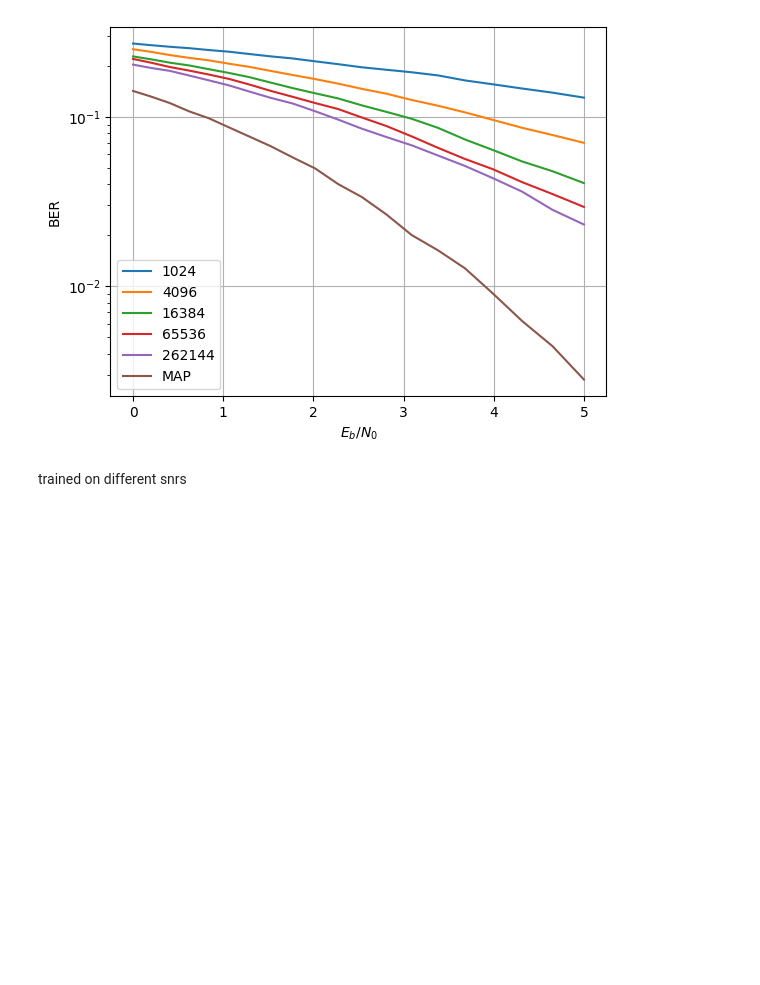
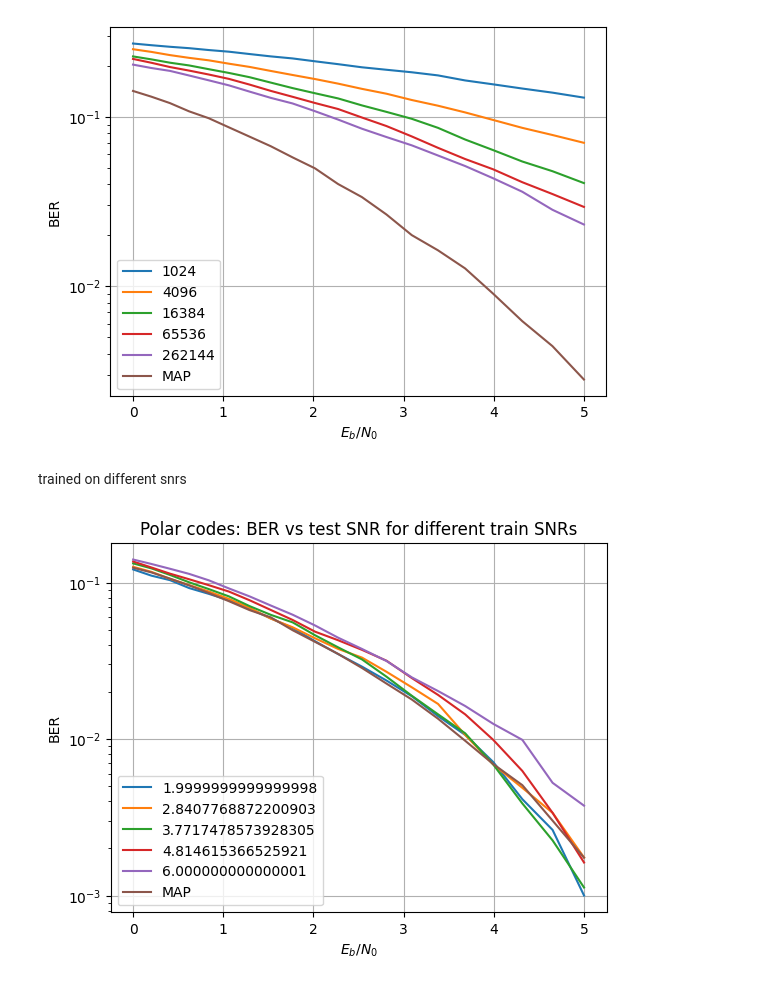
Before and after one commit to alexaugur/Collab, a Jupyter notebook: experiments.ipynb, the cells around one changed output. Cells and saved outputs as stored; diff of their text form; code cells hidden in the pictures; blank space fills up the shorter version.

```diff
--- a/experiments.ipynb
+++ b/experiments.ipynb
@@ -498,7 +499,10 @@ plt.show()
 # %%
 
 #function to compute the normal validation error
-def nve(code, N, k, errors, bits, sigmas):
+#Specifically for test noise levels between 0 and 5 db with 20 steps.
+#Currently that is the MAP data we have, but will explore creating
+#a more complex function
+def get_nve(code, N, k, errors, bits, sigmas):
   result_map = np.loadtxt('/content/drive/MyDrive/research/results_{}_map_{}_{}.txt'.format(code,N,k), delimiter=',')
   sigmas_map = result_map[:,0]
   nb_bits_map = result_map[:,1]
@@ -506,16 +510,22 @@ def nve(code, N, k, errors, bits, sigmas):
 
   nve = 0
   #assuming that MAP data is for same range and step of sigmas
-  for i in len(sigmas):
+  for i in range(len(sigmas)):
     nve += (errors[i]/bits[i] )/ (nb_errors_map[i] / nb_bits_map [i])
   nve = nve / len(sigmas)
   return nve
 # %% [markdown]
 trained on different snrs
+# %%
+
+train_ebno_start = -2
+train_ebno_stop = 6
+train_sigma_start = np.sqrt(1/(2*10**((train_ebno_start + 10*np.log10(k/N))/10)))
+train_sigma_stop = np.sqrt(1/(2*10**((train_ebno_stop + 10*np.log10(k/N))/10)))
+train_sigmas = np.linspace(train_sigma_start, train_sigma_stop, 5)
 # %%
 code = 'polar'
-train_sigmas = np.linspace(-2, 6, 9) #
-#reminder that the sigmas list is still between 0 and 5 dB
+#reminder that the test sigmas list (var name = sigmas) is still between 0 and 5 dB w 20 points - so is the MAP data
 
 nves = []
 
@@ -534,5 +544,30 @@ for sigma in train_sigmas:
 
   errors_ts.append(sig_errors)
   bits_ts.append(sig_bits)
-  nve = nve(code, N, k, sig_errors, sig_bits)
-  nve.append()
+  nve = get_nve(code, N, k, sig_errors, sig_bits, sigmas)
+  nves.append(nve)
+# %%
+legend = []
+for i in range (len(train_sigmas)):
+  plt.plot(10*np.log10(1/(2*sigmas**2)) - 10*np.log10(k/N), errors_ts[i]/bits_ts[i])
+  train_ebno = 10*np.log10(1/(2*train_sigmas[i]**2)) - 10*np.log10(k/N)
+  legend.append(str(train_ebno))
+
+
+result_map = np.loadtxt('/content/drive/MyDrive/research/results_{}_map_{}_{}.txt'.format(code,N,k), delimiter=',')
+sigmas_map = result_map[:,0]
+nb_bits_map = result_map[:,1]
+nb_errors_map = result_map[:,2]
+plt.plot(10*np.log10(1/(2*sigmas_map**2)) - 10*np.log10(k/N), nb_errors_map/nb_bits_map)
+legend.append('MAP')
+
+plt.title('Polar codes: BER vs test SNR for different train SNRs')
+plt.legend(legend, loc=3)
+plt.yscale('log')
+plt.xlabel('$E_b/N_0$')
+plt.ylabel('BER')
+
+plt.grid(True)
+plt.show()
+# %% [output]
+[figure, added]
```
Also changed, not shown: parts of 8 cells of this notebook.
